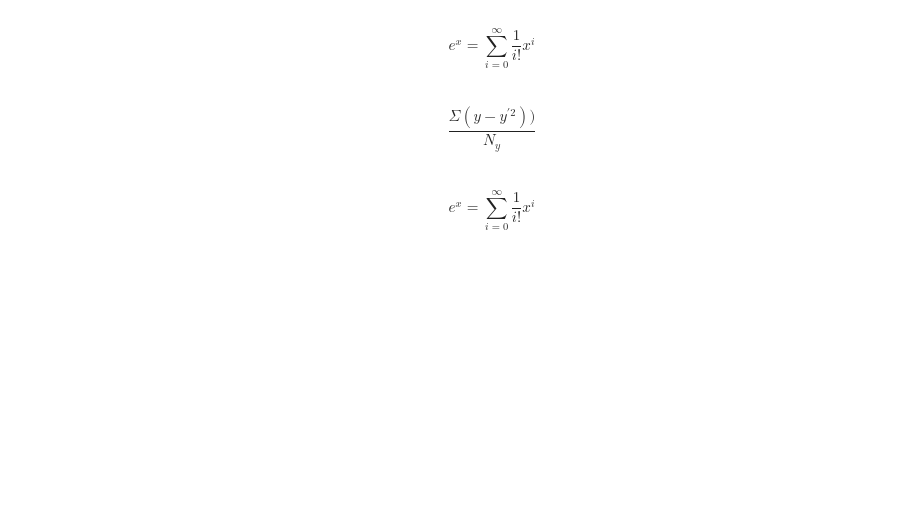
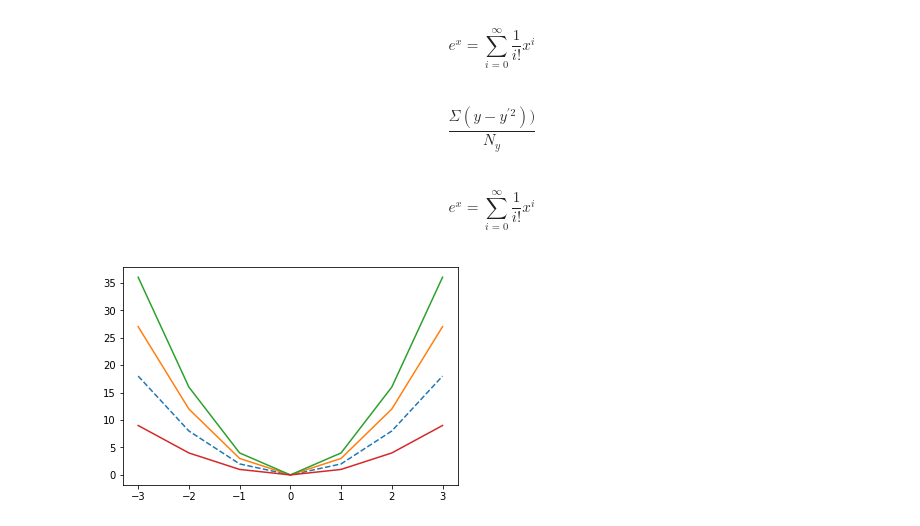
Before and after one commit to CamKirk/tflowlesson, a Jupyter notebook: Untitled.ipynb, the cells around one changed output. Drawn from its saved outputs; the diff is of its cells as text; code cells hidden in the pictures; blank space fills up the shorter version.

Commit message:
update training diagram

```diff
--- a/Untitled.ipynb
+++ b/Untitled.ipynb
@@ -24,6 +25,8 @@ $$\frac{\Sigma (y-y^{\prime2}))}{N_y}$$
 # %% [markdown]
 $$e^x=\sum_{i=0}^\infty \frac{1}{i!}x^i$$
 # %%
-plt.plot(df['x'],df['y'])
-plt.axes()
+plt.plot(df['x'],df['y']*2,'--',df['x'],df['y']*3,df['x'],df['y']*4,df['x'],df['y'] )
+#plt.axes()
 plt.show()
+# %% [output]
+[figure, added]
```
Also changed, not shown: parts of 3 cells of this notebook.
